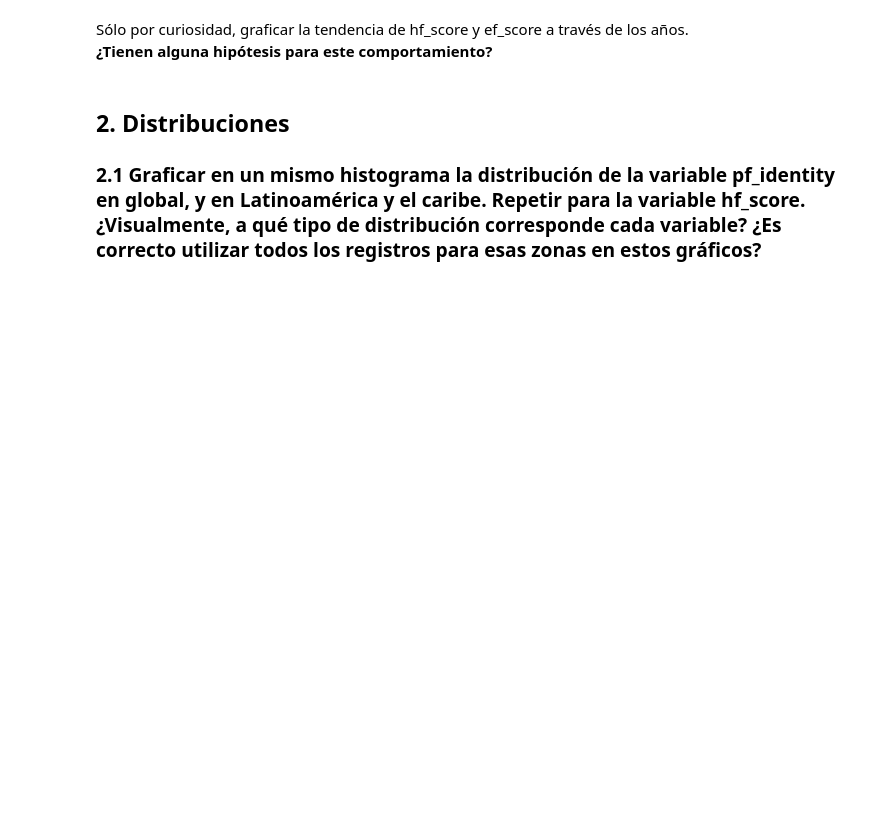
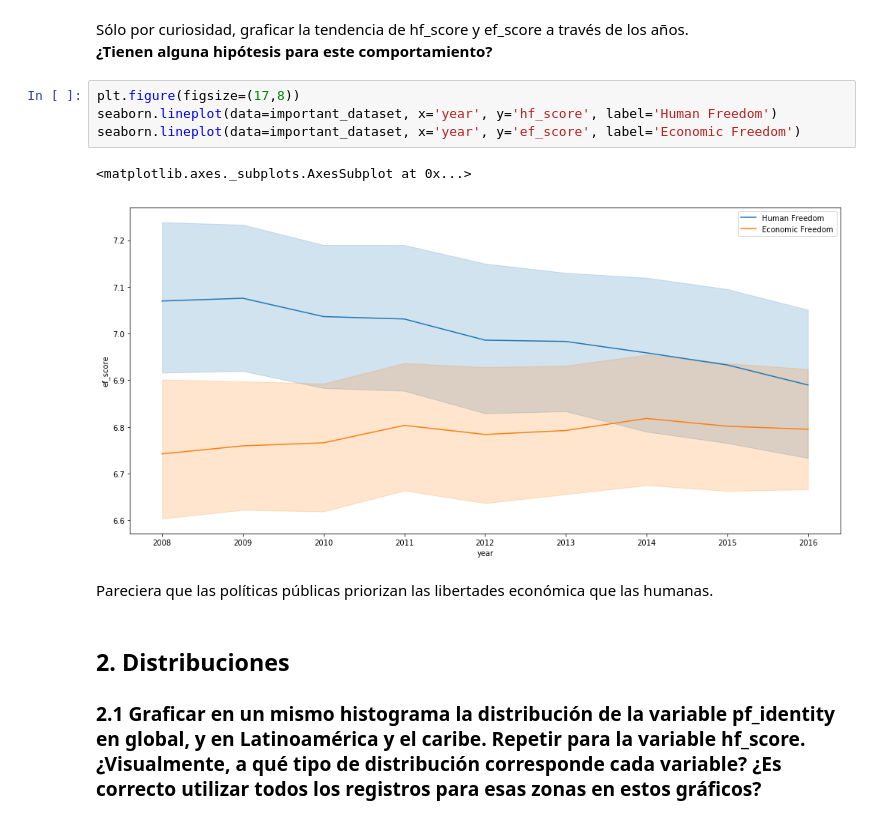
Before and after one commit to avdata99/diplo-datos-2019-practico-01, a Jupyter notebook: TP1 Visualizacion de datos.ipynb, the cells around one changed output. Drawn from its saved outputs; the diff is of its cells as text; blank space fills up the shorter version.

```diff
--- a/TP1 Visualizacion de datos.ipynb
+++ b/TP1 Visualizacion de datos.ipynb
@@ -306,6 +351,15 @@ Nicaragua      1.224174
 # %% [markdown]
 Sólo por curiosidad, graficar la tendencia de hf_score y ef_score a través de los años.
 **¿Tienen alguna hipótesis para este comportamiento?**
+# %%
+plt.figure(figsize=(17,8))
+seaborn.lineplot(data=important_dataset, x='year', y='hf_score', label='Human Freedom')
+seaborn.lineplot(data=important_dataset, x='year', y='ef_score', label='Economic Freedom')
+# %% [output]
+<matplotlib.axes._subplots.AxesSubplot at 0x...>
+[figure, added]
+# %% [markdown]
+Pareciera que las políticas públicas priorizan las libertades económica que las humanas.
 # %% [markdown]
 ## 2. Distribuciones
 ### 2.1 Graficar en un mismo histograma la distribución de la variable pf_identity en global, y en Latinoamérica y el caribe. Repetir para la variable hf_score. ¿Visualmente, a qué tipo de distribución corresponde cada variable? ¿Es correcto utilizar todos los registros para esas zonas en estos gráficos?
```
Also changed, not shown: parts of 39 cells of this notebook.
